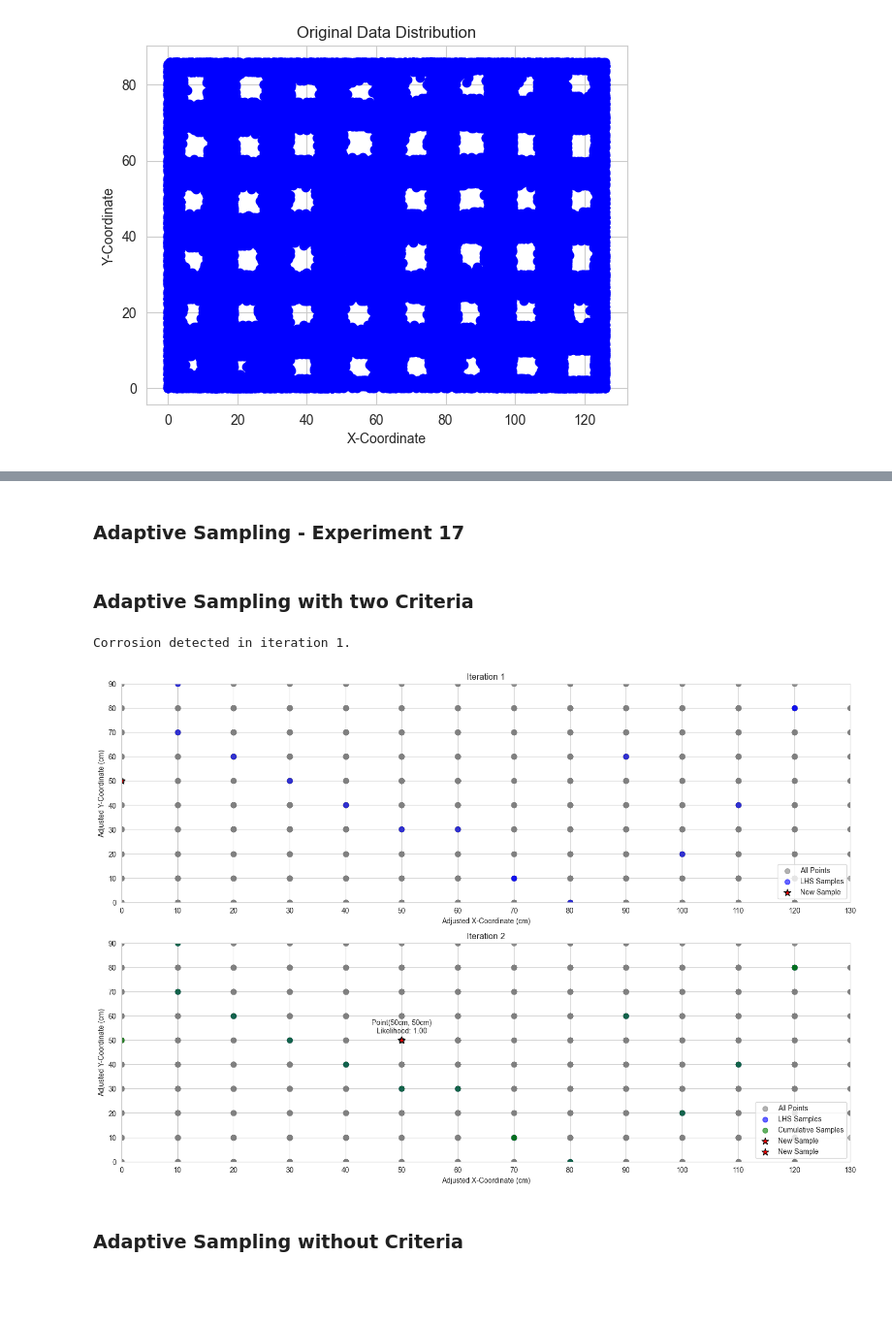
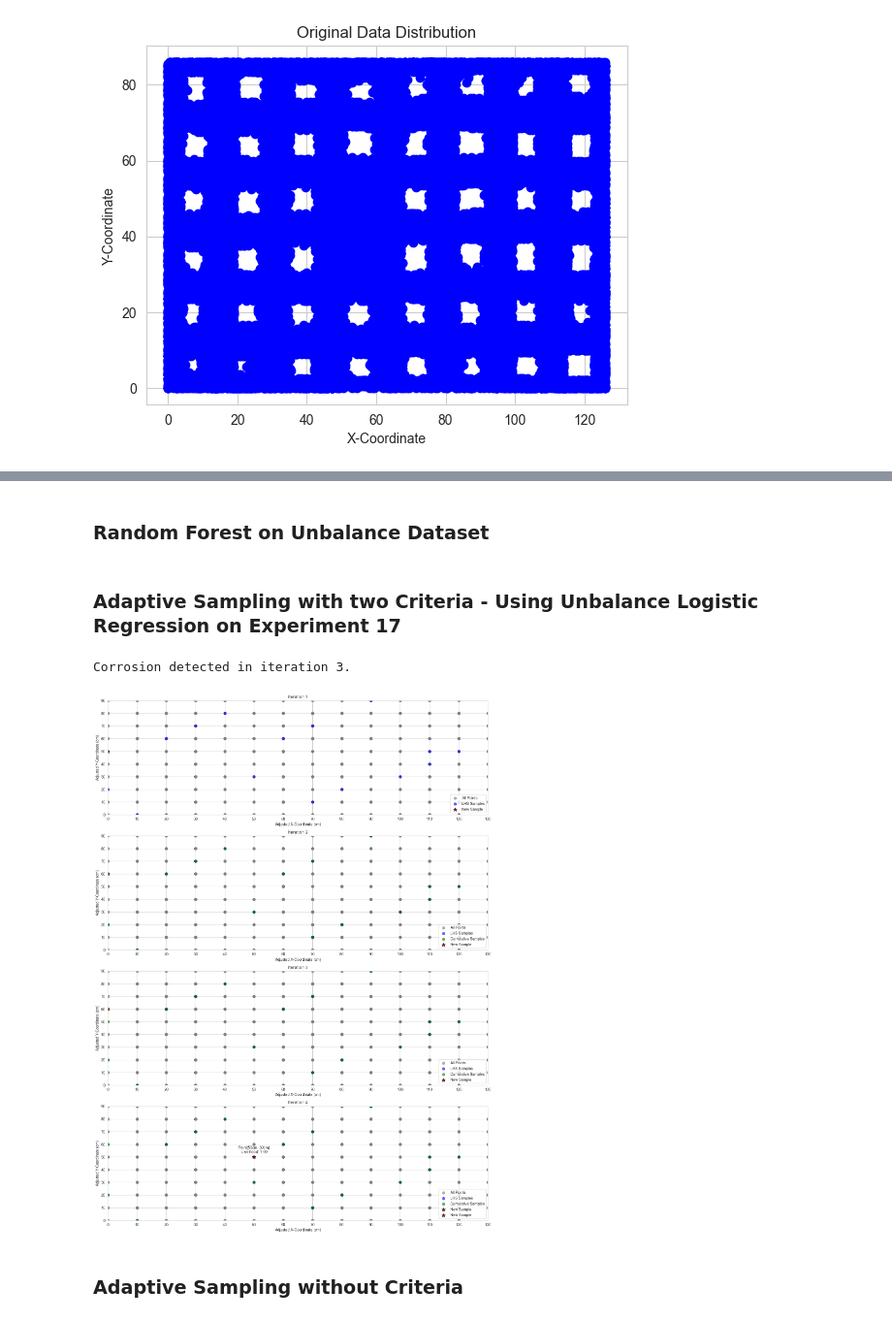
Before and after one commit to ghezalahmad/Adaptive-Sampling, a Jupyter notebook: adaptive sampling.ipynb, the cells around one changed output, grey strips where cells are left out. Shown at 97% size. Saved outputs shown, nothing was run; the diff lists cells and outputs as text; code cells hidden in the pictures; blank space fills up the shorter version.

```diff
--- a/adaptive sampling.ipynb
+++ b/adaptive sampling.ipynb
@@ -13,0 +31,21 @@ data.head()
+# %%
+from sklearn.utils import resample
+
+# Separating the majority and minority classes
+majority_class = data[data['Label'] == 0]
+minority_class = data[data['Label'] == 1]
+
+# Undersampling the majority class
+majority_class_undersampled = resample(majority_class,
+                                       replace=False,    # sample without replacement
+                                       n_samples=len(minority_class), # to match minority class
+                                       random_state=123) # reproducible results
+
+# Combining the minority class with the downsampled majority class
+undersampled_data = pd.concat([majority_class_undersampled, minority_class])
+
+# Checking the new class distribution
+new_class_distribution = undersampled_data['Label'].value_counts()
+new_class_distribution_percentage = undersampled_data['Label'].value_counts(normalize=True) * 100
+
+undersampled_data, new_class_distribution, new_class_distribution_percentage
@@ -34,11 +165,11 @@ X_test = specimen_2_data[input_features]
 y_test = specimen_2_data[target_variable]
 
 # Initializing and training the Logistic Regression model
-logreg_model = LogisticRegression(random_state=42)
-logreg_model.fit(X_train, y_train)
+log_reg = LogisticRegression(random_state=42)
+log_reg.fit(X_train, y_train)
 
 # Predicting the probabilities and converting to binary predictions using a 0.5 threshold
-y_pred_prob = logreg_model.predict_proba(X_test)[:, 1]
+y_pred_prob = log_reg.predict_proba(X_test)[:, 1]
 y_pred = [1 if prob > 0.5 else 0 for prob in y_pred_prob]
 
 # Evaluating the model
@@ -154,7 +290,7 @@ Original Y-Coordinate range: 0.0 - 86.0
+# %% [markdown]
+### Random Forest on Unbalance Dataset
 # %% [markdown]
-### Adaptive Sampling - Experiment 17
+### Adaptive Sampling with two Criteria - Using Unbalance Logistic Regression on  Experiment 17
-# %% [markdown]
-### Adaptive Sampling with two Criteria
 # %%
 import numpy as np
 import pandas as pd
@@ -280,36 +416,36 @@ for iteration in range(10):  # Set the number of iterations
 
     # Check if criteria are met
     criteria_met = predicted_label[0] == 1 and predicted_proba > 0.5
 
     # Update plot for each iteration including likelihood if criteria are met
     plot_adaptive_sampling(lhs_samples, cumulative_samples, new_sample, iteration, criteria_met, predicted_proba)
 
     # Break if criteria are met
     if criteria_met:
         print(f"Corrosion detected in iteration {iteration}.")
         break
 
     # ... rest of the loop ...
         # Update the sets of selected and unselected samples
     cumulative_samples = pd.concat([cumulative_samples, new_sample])
 
     # Drop the new sample from unselected_data using a boolean mask
     mask = unselected_data.index.isin(new_sample.index)
     unselected_data = unselected_data[~mask].reset_index(drop=True)
 
     # Check if the new point meets the criteria (corrosion detected with label == 1 and p > 0.5)
     predicted_label = log_reg.predict(new_sample[features])
     predicted_proba = log_reg.predict_proba(new_sample[features])[:, 1]
 
-    if predicted_label[0] == 1 and predicted_proba[0] > 0.5:
+    if predicted_label[0] == 1 or predicted_proba[0] > 0.5:
         print(f"Corrosion detected in iteration {iteration}.")
         break
 
 plt.tight_layout()
 plt.show()
 # %% [output]
-Corrosion detected in iteration 1.
+Corrosion detected in iteration 3.
-[figure, old version]
+[figure, new version]
 # %% [markdown]
 ### Adaptive Sampling without Criteria
 # %%
```
Also changed, not shown: parts of 9 cells of this notebook.
